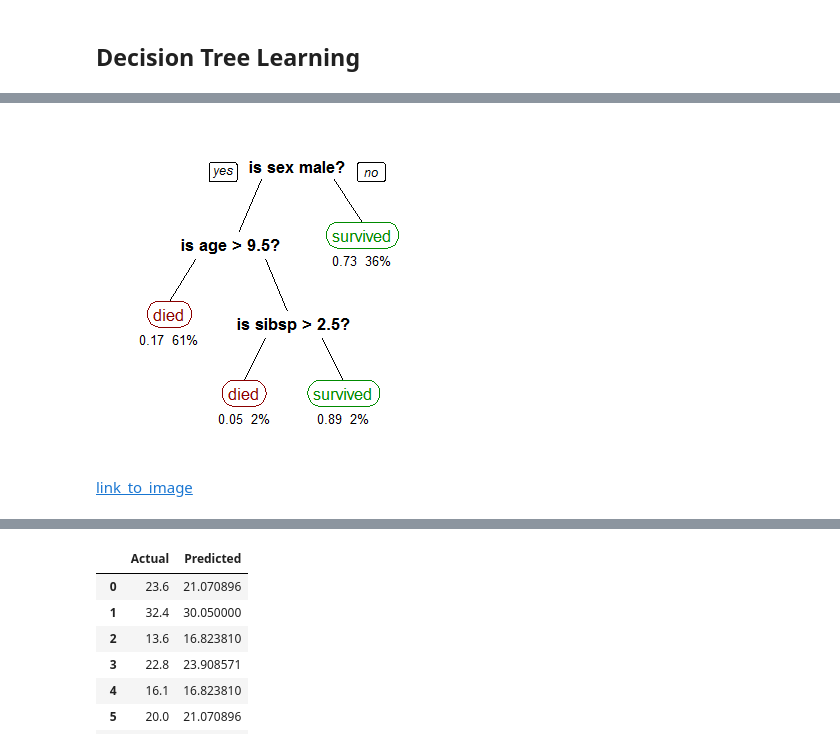
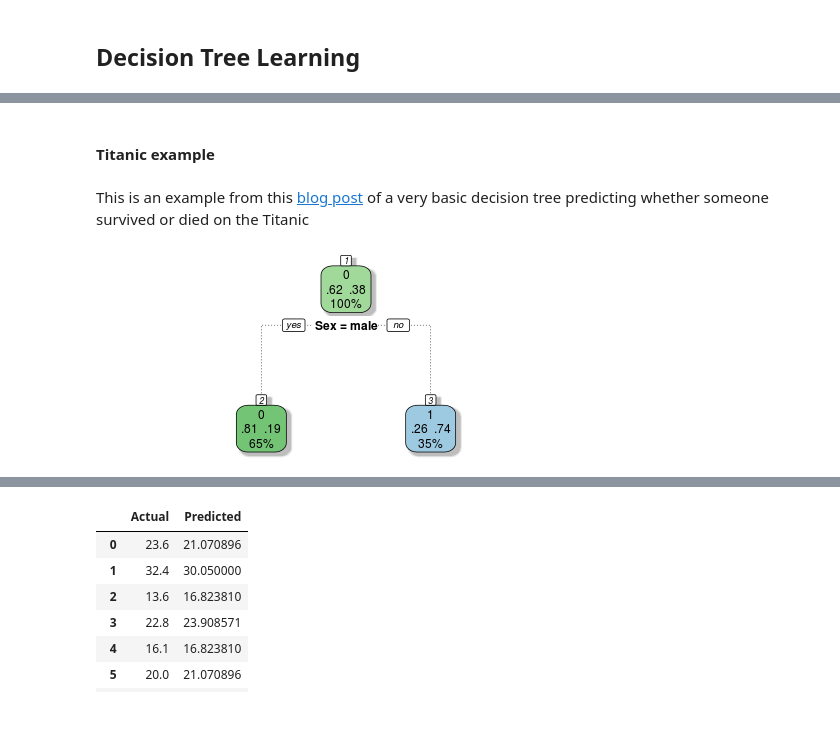
Before and after one commit to jcarpenter12/Regression-Analysis-Using-Python, a Jupyter notebook: Regression4.ipynb, the cells around one changed output, grey strips where cells are left out. Saved outputs shown, nothing was run; the diff lists cells and outputs as text; code cells hidden in the pictures; blank space fills up the shorter version.

Commit message:
Added further explanation to decision trees

```diff
--- a/Regression4.ipynb
+++ b/Regression4.ipynb
@@ -336,6 +370,8 @@ Decision trees are classed as a supervised learning algorithim and work by split
+# %% [markdown]
+#### Titanic example
+# %% [markdown]
+This is an example from this [blog post](http://trevorstephens.com/kaggle-titanic-tutorial/r-part-3-decision-trees/) of a very basic decision tree predicting whether someone survived or died on the Titanic
 # %%
-Image("images/titanic.png")
+Image("images/titanic1.png")
 # %% [output]
-[figure, old version]
+[figure, new version]
-# %% [markdown]
-[link_to_image](https://upload.wikimedia.org/wikipedia/commons/f/f3/CART_tree_titanic_survivors.png)
```
Also changed, not shown: parts of 26 cells of this notebook, 4 other files.
